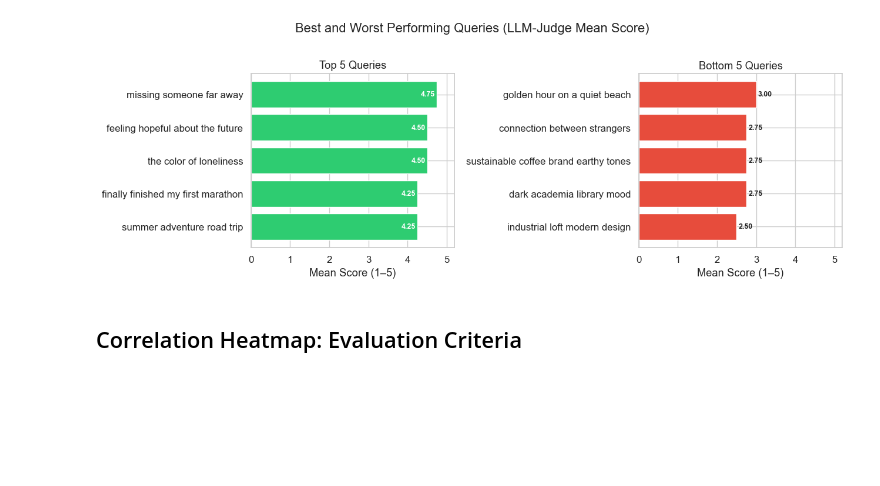
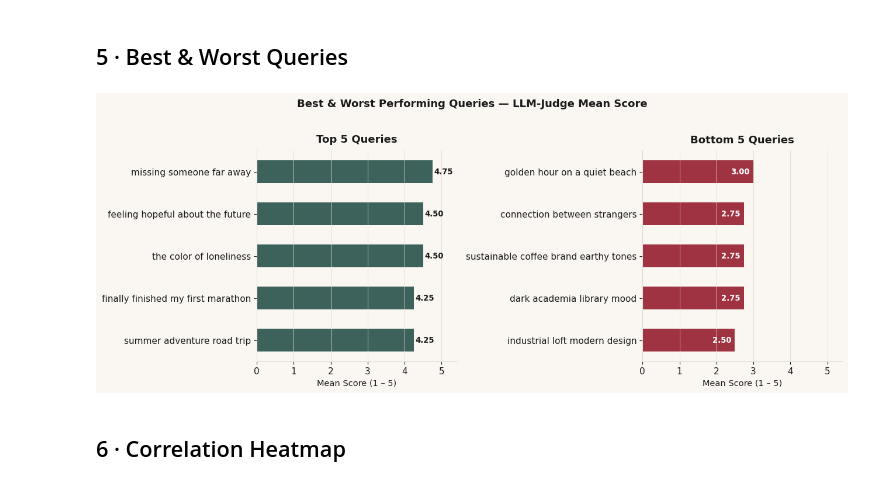
Before and after one commit to NandiniKodali988/SmartMatch, a Jupyter notebook: src/evaluation/plots.ipynb, the cells around one changed output. Saved outputs shown, nothing was run; the diff lists cells and outputs as text; code cells hidden in the pictures; blank space fills up the shorter version.

```diff
--- a/src/evaluation/plots.ipynb
+++ b/src/evaluation/plots.ipynb
@@ -111,19 +214,0 @@ plt.show()
-# %%
-n_ret = (df['routing_decision'] == 'retrieval').sum()
-n_gen = (df['routing_decision'] == 'generation').sum()
-
-fig, ax = plt.subplots(figsize=(7, 4))
-ax.hist(df['top_hybrid_score'], bins=20, color=COLORS[0], edgecolor='white', linewidth=0.7)
-ax.axvline(0.5, color='#e74c3c', linestyle='--', linewidth=1.5)
-
-ymax = ax.get_ylim()[1]
-ax.text(0.502, 4, 'Routing threshold (0.5)', color='#e74c3c', fontsize=9, va='center')
-ax.text(0.56, ymax * 0.88, f'Retrieval\n{n_ret}/50 (94%)', color='#e74c3c', fontsize=9)
-ax.text(0.44, ymax * 0.88, f'Generation\n{n_gen}/50 (6%)',  color='#e74c3c', fontsize=9, ha='right')
-
-ax.set_xlabel('Top Hybrid Score')
-ax.set_ylabel('Number of Queries')
-ax.set_title('Distribution of Top Hybrid Retrieval Scores (n=50)')
-plt.tight_layout()
-plt.savefig(PLOT_DIR / 'hybrid_distribution.png', dpi=150)
-plt.show()
@@ -134,36 +265,46 @@ plt.show()
+# %% [markdown]
+## 5 · Best & Worst Queries
 # %%
-import textwrap
 
-def wrap(s, width=42):
-    return '\n'.join(textwrap.wrap(s, width))
+# ──────────────────────────────────────────────────────────────────────────
+# 5. Best & Worst Performing Queries
+# ──────────────────────────────────────────────────────────────────────────
+def wrap(s, w=38):
+    return '\n'.join(textwrap.wrap(s, w))
 
 top5    = df.nlargest(5,  'mean_score')[['query','mean_score']].iloc[::-1].copy()
 bottom5 = df.nsmallest(5, 'mean_score')[['query','mean_score']].copy()
 top5['label']    = top5['query'].apply(wrap)
 bottom5['label'] = bottom5['query'].apply(wrap)
 
-fig, (ax1, ax2) = plt.subplots(1, 2, figsize=(13, 4.5))
+fig, (ax1, ax2) = plt.subplots(1, 2, figsize=(13, 5))
 
-ax1.barh(top5['label'], top5['mean_score'], color='#2ecc71', edgecolor='white')
-for i, v in enumerate(top5['mean_score']):
-    ax1.text(v - 0.05, i, f'{v:.2f}', va='center', ha='right', fontsize=9, color='white', fontweight='bold')
-ax1.set_xlim(0, 5.2)
-ax1.set_xlabel('Mean Score (1–5)')
-ax1.set_title('Top 5 Queries')
+def score_bar(ax, data, color, title, val_side='right'):
+    bars = ax.barh(data['label'], data['mean_score'],
+                   color=color, height=0.55, alpha=0.90)
+    for bar, v in zip(bars, data['mean_score']):
+        if val_side == 'right':
+            ax.text(v + 0.04, bar.get_y() + bar.get_height()/2,
+                    f'{v:.2f}', va='center', fontsize=9.5, fontweight='bold')
+        else:
+            ax.text(max(v - 0.1, 0.1), bar.get_y() + bar.get_height()/2,
+                    f'{v:.2f}', va='center', ha='right',
+                    fontsize=9.5, fontweight='bold', color='white')
+    ax.set_xlim(0, 5.4)
+    ax.set_xlabel('Mean Score (1 – 5)')
+    ax.set_title(title, pad=10)
+    ax.grid(axis='y', visible=False)
 
-ax2.barh(bottom5['label'], bottom5['mean_score'], color='#e74c3c', edgecolor='white')
-for i, v in enumerate(bottom5['mean_score']):
-    ax2.text(v + 0.05, i, f'{v:.2f}', va='center', ha='left', fontsize=9, fontweight='bold')
-ax2.set_xlim(0, 5.2)
-ax2.set_xlabel('Mean Score (1–5)')
-ax2.set_title('Bottom 5 Queries')
+score_bar(ax1, top5,    C['teal'],    'Top 5 Queries',    val_side='right')
+score_bar(ax2, bottom5, C['crimson'], 'Bottom 5 Queries', val_side='left')
 
-fig.suptitle('Best and Worst Performing Queries (LLM-Judge Mean Score)', y=1.01)
+fig.suptitle('Best & Worst Performing Queries — LLM-Judge Mean Score',
+             fontsize=13, fontweight='bold', y=1.02)
 plt.tight_layout()
-plt.savefig(PLOT_DIR / 'top_bottom_queries.png', dpi=150, bbox_inches='tight')
+plt.savefig(PLOT_DIR / '05_top_bottom.png', dpi=150, bbox_inches='tight')
 plt.show()
 # %% [output]
-[figure, old version]
+[figure, new version]
 # %% [markdown]
-## Correlation Heatmap: Evaluation Criteria
+## 6 · Correlation Heatmap
 # %%
```
Also changed, not shown: parts of 23 cells of this notebook, 12 other files.
